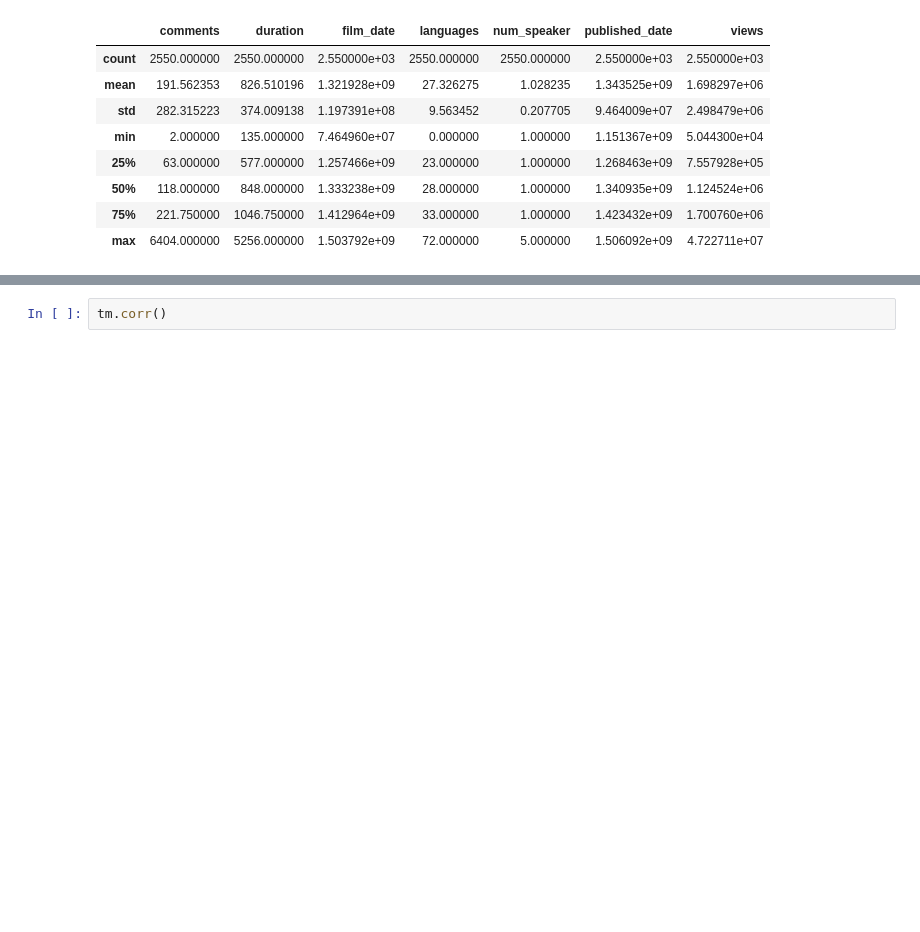
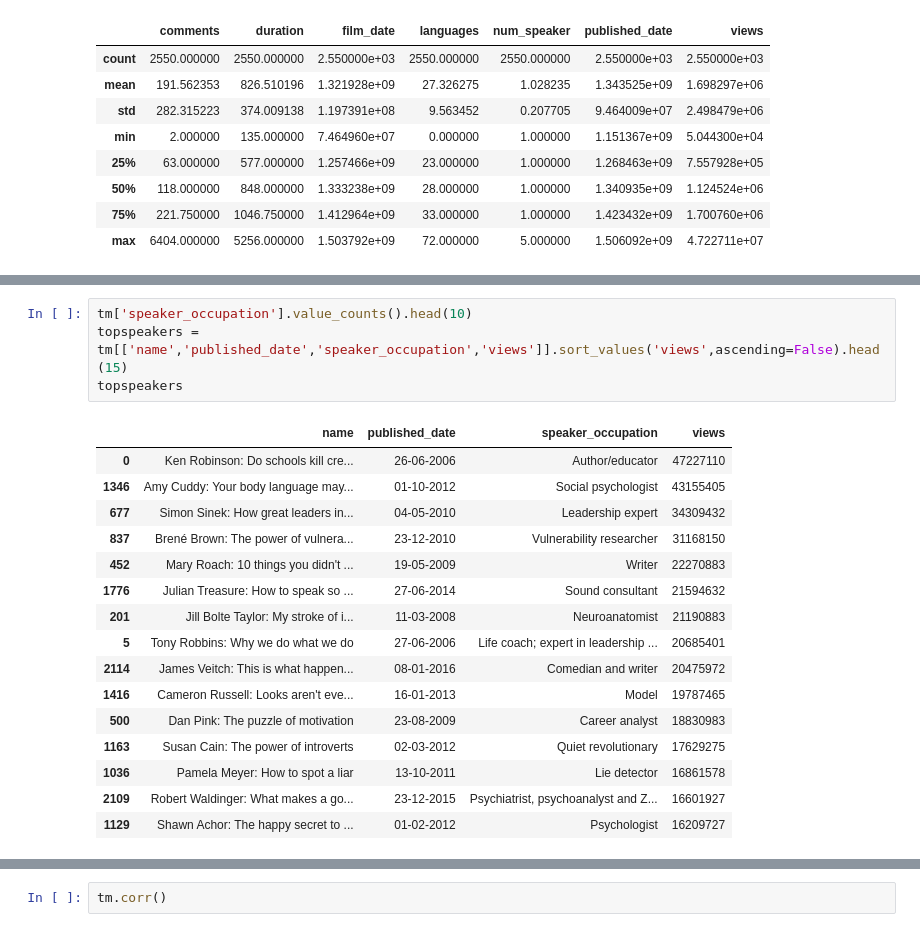
Before and after one commit to siddardharaju17/TedAnalysis, a Jupyter notebook: Ted-Analysis.ipynb, the cells around one changed output, grey strips where cells are left out. Saved outputs shown, nothing was run; the diff lists cells and outputs as text; blank space fills up the shorter version.

```diff
--- a/Ted-Analysis.ipynb
+++ b/Ted-Analysis.ipynb
@@ -56,4 +56,25 @@ tm[tm['views'] == tm['views'].max()]
 # %% [output]
 |  | comments | description | duration | event | film_date | languages | main_speaker | name | num_speaker | ... |
 | 0 | 4553 | Sir Ken Robinson makes an enterta... | 1164 | TED2006 | 1140825600 | 60 | Ken Robinson | Ken Robinson: Do schools kill cre... | 1 | ... |
+# %%
+tm['speaker_occupation'].value_counts().head(10)
+topspeakers = tm[['name','published_date','speaker_occupation','views']].sort_values('views',ascending=False).head(15)
+topspeakers
+# %% [output]
+|  | name | published_date | speaker_occupation | views |
+| 0 | Ken Robinson: Do schools kill cre... | 26-06-2006 | Author/educator | 47227110 |
+| 1346 | Amy Cuddy: Your body language may... | 01-10-2012 | Social psychologist | 43155405 |
+| 677 | Simon Sinek: How great leaders in... | 04-05-2010 | Leadership expert | 34309432 |
+| 837 | Brené Brown: The power of vulnera... | 23-12-2010 | Vulnerability researcher | 31168150 |
+| 452 | Mary Roach: 10 things you didn't ... | 19-05-2009 | Writer | 22270883 |
+| 1776 | Julian Treasure: How to speak so ... | 27-06-2014 | Sound consultant | 21594632 |
+| 201 | Jill Bolte Taylor: My stroke of i... | 11-03-2008 | Neuroanatomist | 21190883 |
+| 5 | Tony Robbins: Why we do what we do | 27-06-2006 | Life coach; expert in leadership ... | 20685401 |
+| 2114 | James Veitch: This is what happen... | 08-01-2016 | Comedian and writer | 20475972 |
+| 1416 | Cameron Russell: Looks aren't eve... | 16-01-2013 | Model | 19787465 |
+| 500 | Dan Pink: The puzzle of motivation | 23-08-2009 | Career analyst | 18830983 |
+| 1163 | Susan Cain: The power of introverts | 02-03-2012 | Quiet revolutionary | 17629275 |
+| 1036 | Pamela Meyer: How to spot a liar | 13-10-2011 | Lie detector | 16861578 |
+| 2109 | Robert Waldinger: What makes a go... | 23-12-2015 | Psychiatrist, psychoanalyst and Z... | 16601927 |
+| 1129 | Shawn Achor: The happy secret to ... | 01-02-2012 | Psychologist | 16209727 |
 # %%
```
Also changed, not shown: parts of 3 cells of this notebook.
